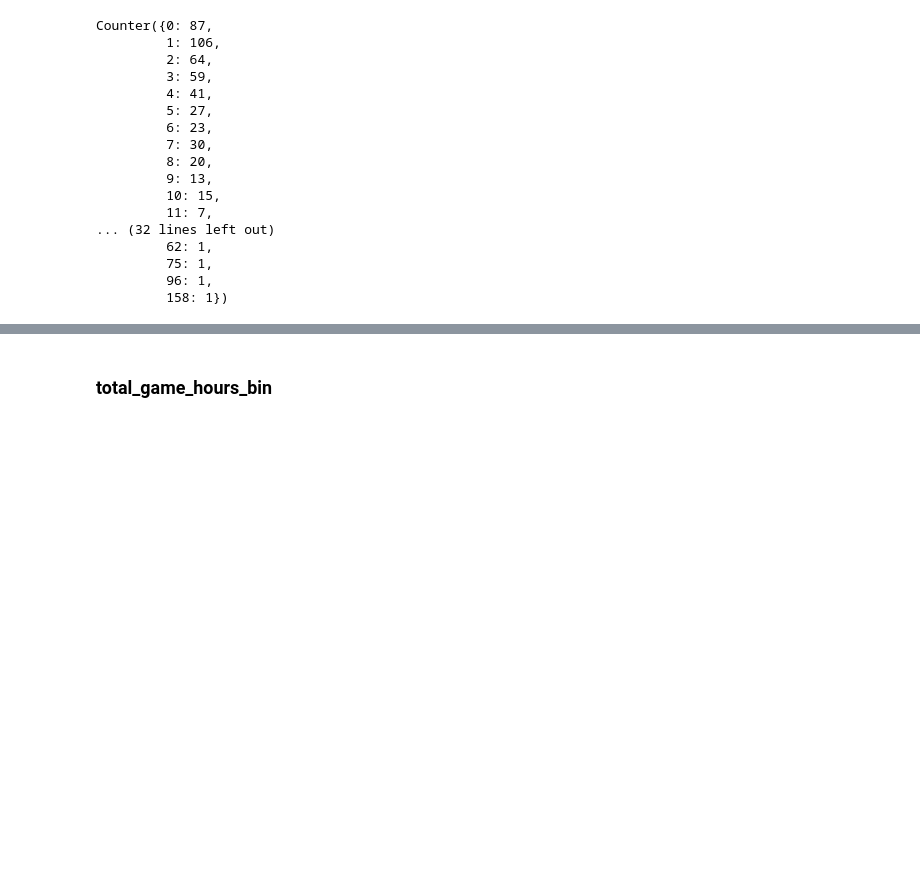
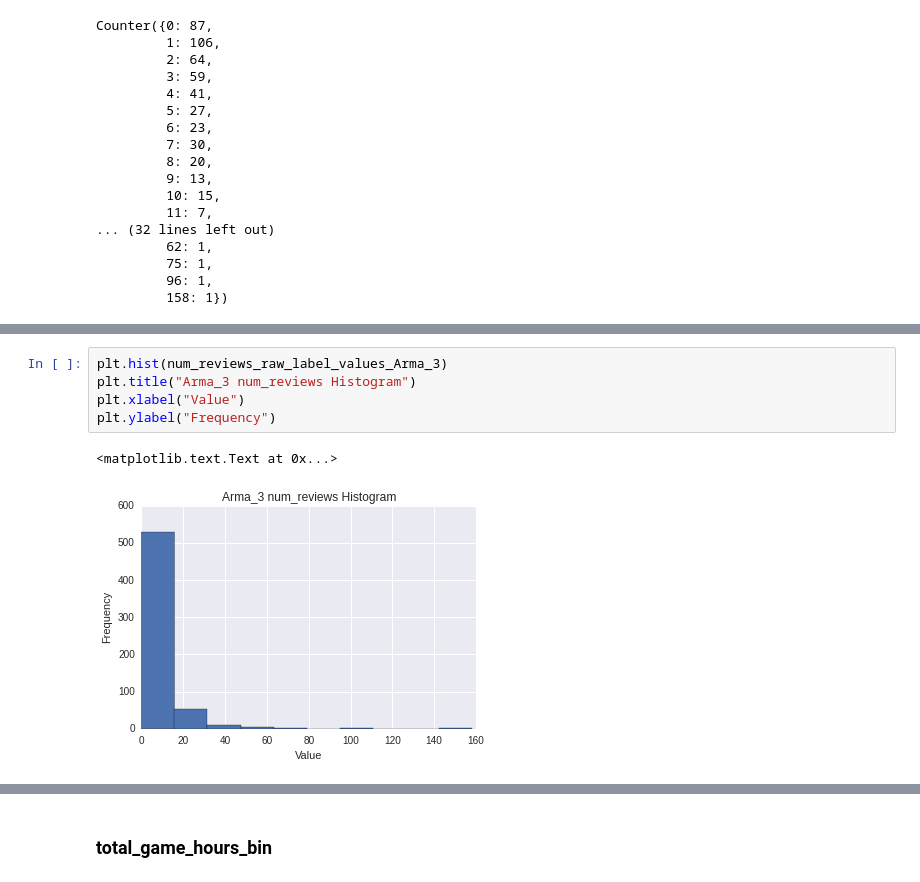
Before and after one commit to mulhod/reviewer_experience_prediction, a Jupyter notebook: jupyter_notebooks/Exploring_Label_Distribution.ipynb, the cells around one changed output, grey strips where cells are left out. Saved outputs shown, nothing was run; the diff lists cells and outputs as text; blank space fills up the shorter version.

```diff
--- a/jupyter_notebooks/Exploring_Label_Distribution.ipynb
+++ b/jupyter_notebooks/Exploring_Label_Distribution.ipynb
@@ -120,0 +168,8 @@ Counter({0: 87,
+# %%
+plt.hist(num_reviews_raw_label_values_Arma_3)
+plt.title("Arma_3 num_reviews Histogram")
+plt.xlabel("Value")
+plt.ylabel("Frequency")
+# %% [output]
+<matplotlib.text.Text at 0x...>
+[figure, added]
```
Also changed, not shown: parts of 13 cells of this notebook, 3 other files.
